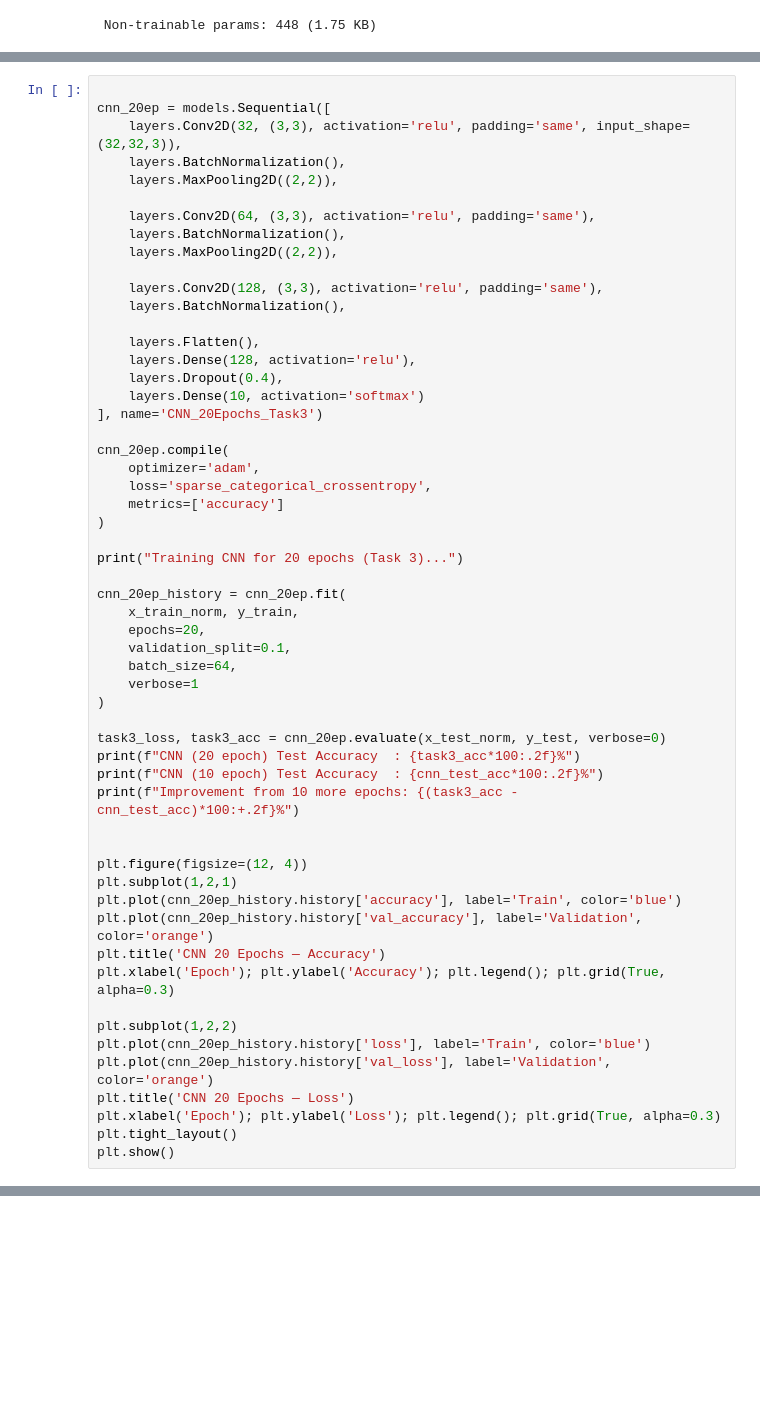
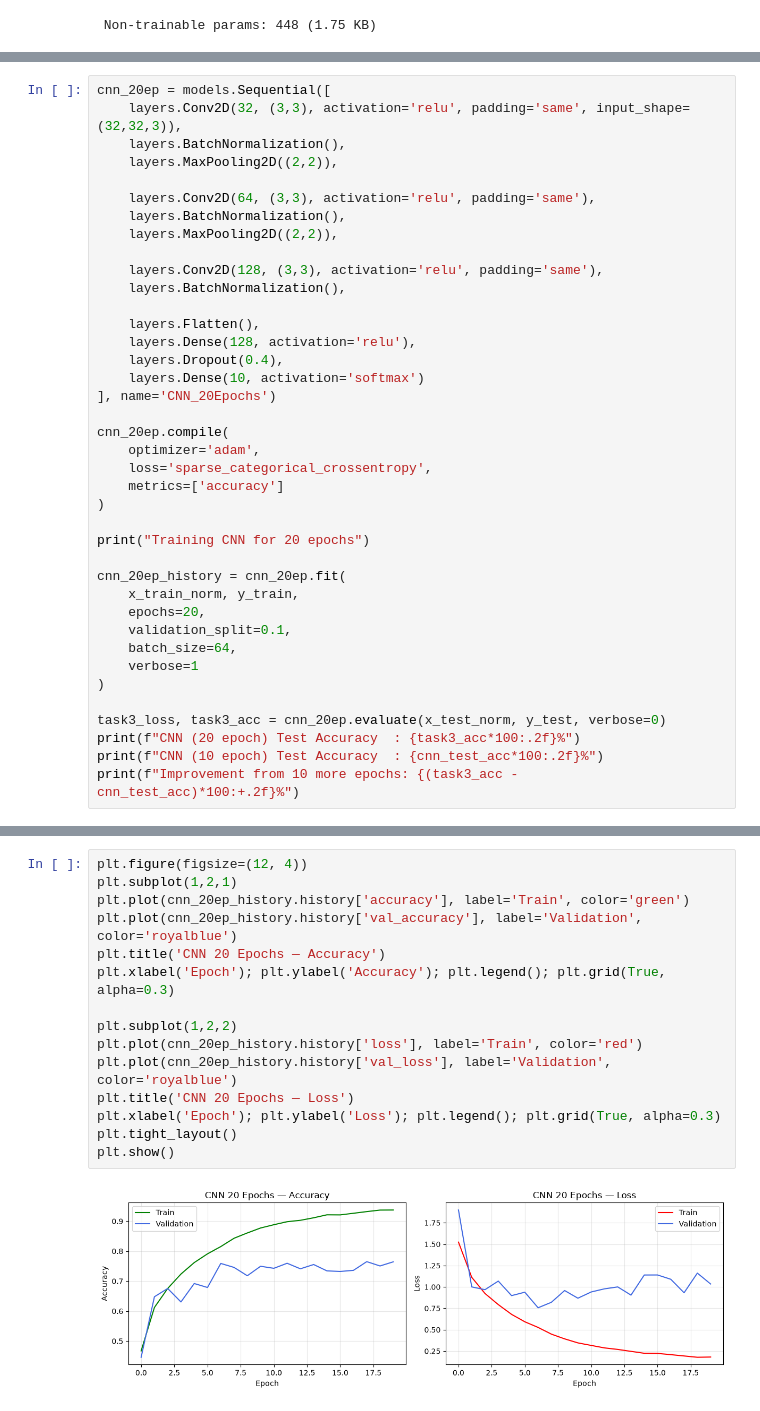
Before and after one commit to divyansharrma10/CEI_Assignments_Divyansh_Sharma_PIET, a Jupyter notebook: week4_Divyansh_Sharma_PIET.ipynb, the cells around one changed output, grey strips where cells are left out. Drawn from its saved outputs; the diff is of its cells as text; blank space fills up the shorter version.

```diff
--- a/week4_Divyansh_Sharma_PIET.ipynb
+++ b/week4_Divyansh_Sharma_PIET.ipynb
@@ -509,5 +609,4 @@ Improvement               : -3.74%
 # %%
-
 cnn_20ep = models.Sequential([
     layers.Conv2D(32, (3,3), activation='relu', padding='same', input_shape=(32,32,3)),
     layers.BatchNormalization(),
@@ -524,7 +623,7 @@ cnn_20ep = models.Sequential([
     layers.Dense(128, activation='relu'),
     layers.Dropout(0.4),
     layers.Dense(10, activation='softmax')
-], name='CNN_20Epochs_Task3')
+], name='CNN_20Epochs')
 
 cnn_20ep.compile(
     optimizer='adam',
@@ -532,7 +631,7 @@ cnn_20ep.compile(
     metrics=['accuracy']
 )
 
-print("Training CNN for 20 epochs (Task 3)...")
+print("Training CNN for 20 epochs")
 
 cnn_20ep_history = cnn_20ep.fit(
     x_train_norm, y_train,
@@ -546,20 +645,4 @@ task3_loss, task3_acc = cnn_20ep.evaluate(x_test_norm, y_test, verbose=0)
 print(f"CNN (20 epoch) Test Accuracy  : {task3_acc*100:.2f}%")
 print(f"CNN (10 epoch) Test Accuracy  : {cnn_test_acc*100:.2f}%")
 print(f"Improvement from 10 more epochs: {(task3_acc - cnn_test_acc)*100:+.2f}%")
-
-
-plt.figure(figsize=(12, 4))
-plt.subplot(1,2,1)
-plt.plot(cnn_20ep_history.history['accuracy'], label='Train', color='blue')
-plt.plot(cnn_20ep_history.history['val_accuracy'], label='Validation', color='orange')
-plt.title('CNN 20 Epochs — Accuracy')
-plt.xlabel('Epoch'); plt.ylabel('Accuracy'); plt.legend(); plt.grid(True, alpha=0.3)
-
-plt.subplot(1,2,2)
-plt.plot(cnn_20ep_history.history['loss'], label='Train', color='blue')
-plt.plot(cnn_20ep_history.history['val_loss'], label='Validation', color='orange')
-plt.title('CNN 20 Epochs — Loss')
-plt.xlabel('Epoch'); plt.ylabel('Loss'); plt.legend(); plt.grid(True, alpha=0.3)
-plt.tight_layout()
-plt.show()
 # %% [output]
@@ -583,0 +668,17 @@ Improvement from 10 more epochs: -3.34%
+# %%
+plt.figure(figsize=(12, 4))
+plt.subplot(1,2,1)
+plt.plot(cnn_20ep_history.history['accuracy'], label='Train', color='green')
+plt.plot(cnn_20ep_history.history['val_accuracy'], label='Validation', color='royalblue')
+plt.title('CNN 20 Epochs — Accuracy')
+plt.xlabel('Epoch'); plt.ylabel('Accuracy'); plt.legend(); plt.grid(True, alpha=0.3)
+
+plt.subplot(1,2,2)
+plt.plot(cnn_20ep_history.history['loss'], label='Train', color='red')
+plt.plot(cnn_20ep_history.history['val_loss'], label='Validation', color='royalblue')
+plt.title('CNN 20 Epochs — Loss')
+plt.xlabel('Epoch'); plt.ylabel('Loss'); plt.legend(); plt.grid(True, alpha=0.3)
+plt.tight_layout()
+plt.show()
+# %% [output]
+[figure, added]
```
Also changed, not shown: parts of 53 cells of this notebook.
